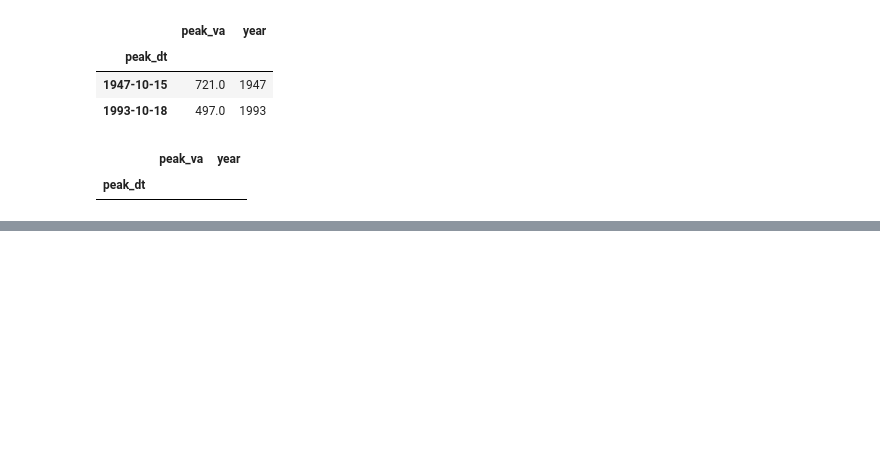
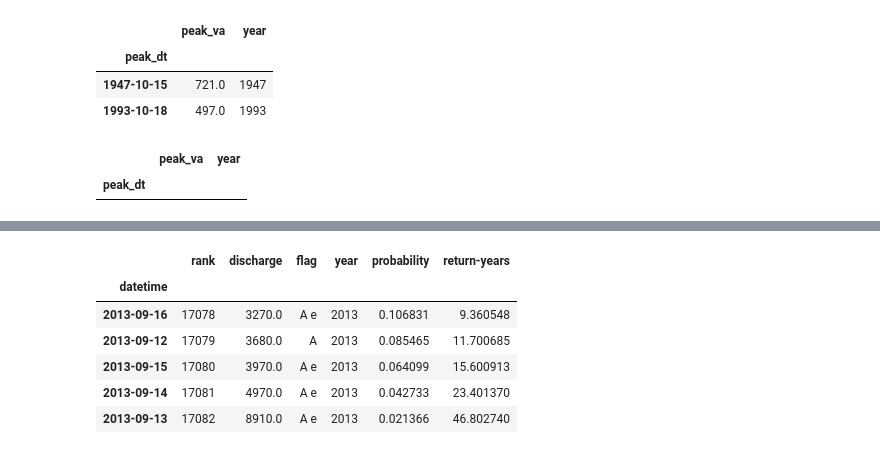
Before and after one commit to s-zavala/flood_project, a Jupyter notebook: hundred_year_flood.ipynb, the cells around one changed output, grey strips where cells are left out. Cells and saved outputs as stored; diff of their text form; code cells hidden in the pictures; blank space fills up the shorter version.

```diff
--- a/hundred_year_flood.ipynb
+++ b/hundred_year_flood.ipynb
@@ -243,0 +244,28 @@ plt.show()
+# %%
+# Calculate the return period.
+
+def calc_return(df, colname):
+    """Docs"""
+    # Sort data in ascending order.
+    sorted_data = df.sort_values(by=colname)
+    # Count observations.
+    n = sorted_data.shape[0]
+    # Add a numbered column 1 -> n for rank.
+    sorted_data.insert(0, 'rank', range(1, 1 + n))
+    # Calc probability.
+    sorted_data["probability"] = (n - sorted_data["rank"] + 1) / (n + 1)
+    sorted_data["return-years"] = (1 / sorted_data["probability"])
+    return sorted_data
+# %%
+longmont_prob = calc_return(longmont_discharge, "discharge")
+longmont_prob["return-years"] = longmont_prob["return-years"] / 365
+longmont_prob["probability"] = longmont_prob["probability"] * 365
+longmont_prob.tail()
+# %% [output]
+|  | rank | discharge | flag | year | probability | return-years |
+| datetime |  |  |  |  |  |  |
+| 2013-09-16 | 17078 | 3270.0 | A e | 2013 | 0.106831 | 9.360548 |
+| 2013-09-12 | 17079 | 3680.0 | A | 2013 | 0.085465 | 11.700685 |
+| 2013-09-15 | 17080 | 3970.0 | A e | 2013 | 0.064099 | 15.600913 |
+| 2013-09-14 | 17081 | 4970.0 | A e | 2013 | 0.042733 | 23.401370 |
+| 2013-09-13 | 17082 | 8910.0 | A e | 2013 | 0.021366 | 46.802740 |
```
Also changed, not shown: parts of 4 cells of this notebook.
